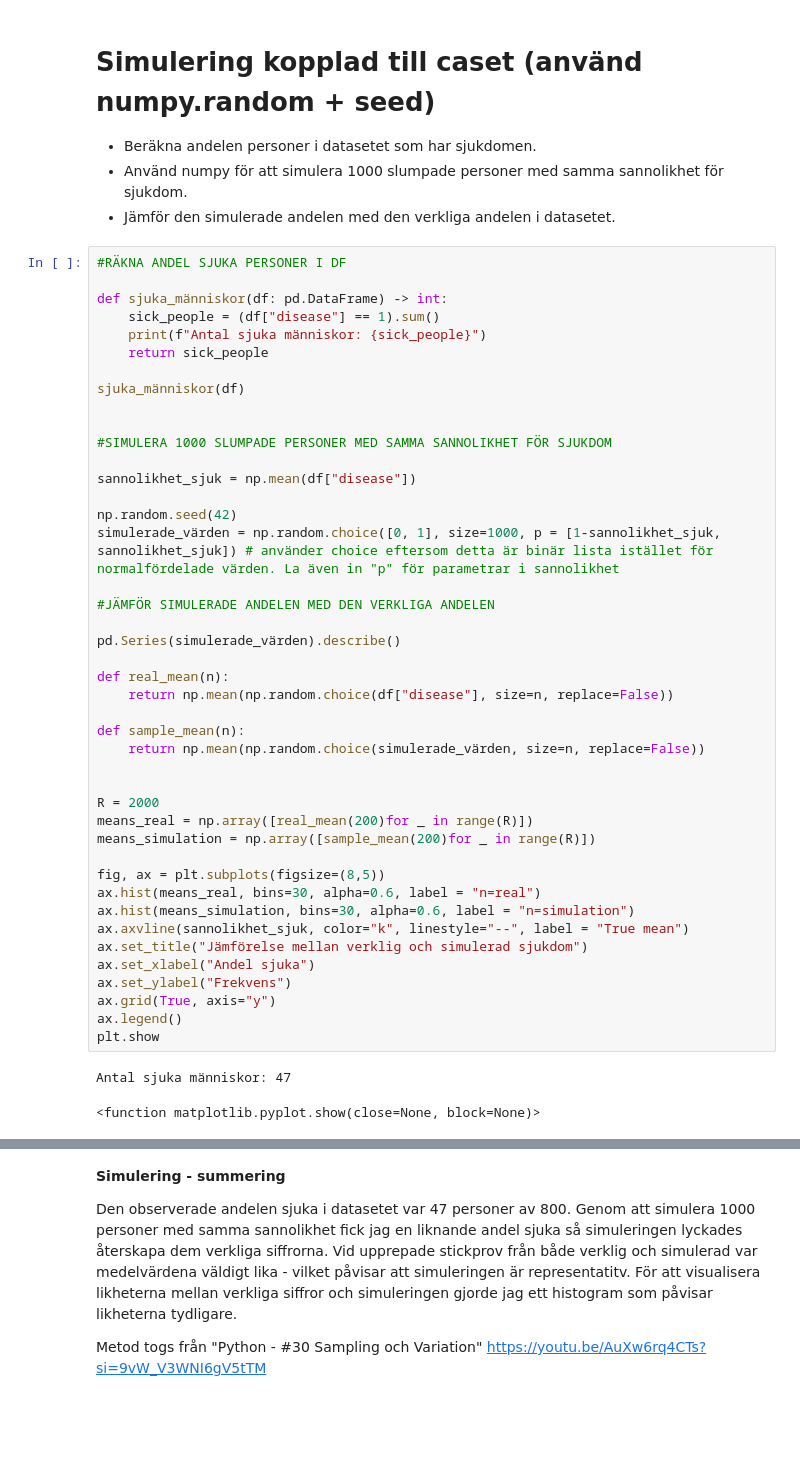
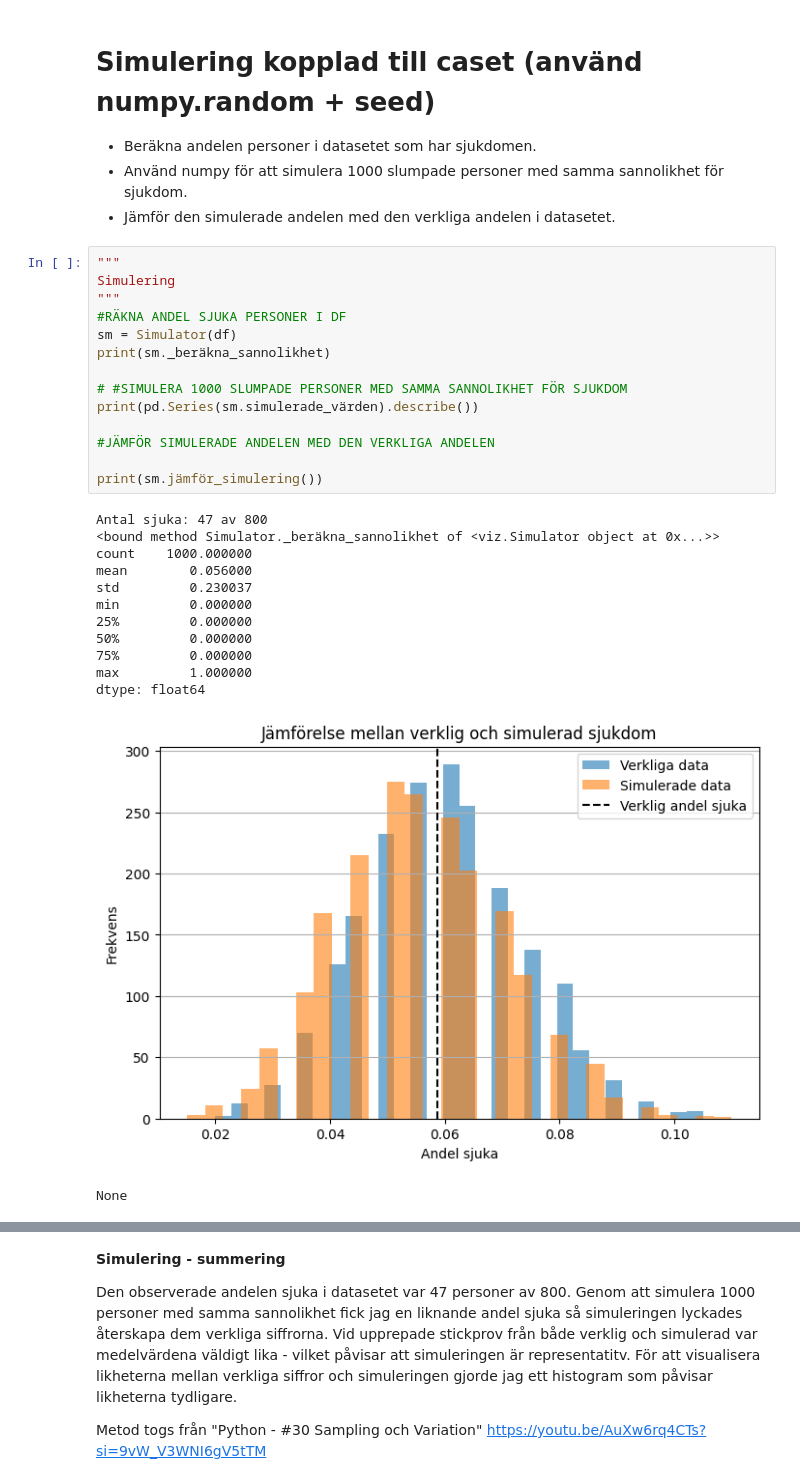
Before and after one commit to emanuelssonlinnea-rgb/Health-study-project, a Jupyter notebook: report.ipynb, the cells around one changed output, grey strips where cells are left out. Drawn from its saved outputs; the diff is of its cells as text; blank space fills up the shorter version.

```diff
--- a/report.ipynb
+++ b/report.ipynb
@@ -117,48 +116,30 @@ Metod tagen från:
 - Använd numpy för att simulera 1000 slumpade personer med samma sannolikhet för sjukdom.
 - Jämför den simulerade andelen med den verkliga andelen i datasetet.
 # %%
+"""
+Simulering
+"""
 #RÄKNA ANDEL SJUKA PERSONER I DF
+sm = Simulator(df)
+print(sm._beräkna_sannolikhet)
 
-def sjuka_människor(df: pd.DataFrame) -> int:
-    sick_people = (df["disease"] == 1).sum()
-    print(f"Antal sjuka människor: {sick_people}")
-    return sick_people
-
-sjuka_människor(df)
-
-
-#SIMULERA 1000 SLUMPADE PERSONER MED SAMMA SANNOLIKHET FÖR SJUKDOM
-
-sannolikhet_sjuk = np.mean(df["disease"])
-
-np.random.seed(42)
-simulerade_värden = np.random.choice([0, 1], size=1000, p = [1-sannolikhet_sjuk, sannolikhet_sjuk]) # använder choice eftersom detta är binär lista istället för normalfördelade värden. La även in "p" för parametrar i sannolikhet
+# #SIMULERA 1000 SLUMPADE PERSONER MED SAMMA SANNOLIKHET FÖR SJUKDOM
+print(pd.Series(sm.simulerade_värden).describe())
 
 #JÄMFÖR SIMULERADE ANDELEN MED DEN VERKLIGA ANDELEN
 
-pd.Series(simulerade_värden).describe()
-
-def real_mean(n):
-    return np.mean(np.random.choice(df["disease"], size=n, replace=False))
-
-def sample_mean(n):
-    return np.mean(np.random.choice(simulerade_värden, size=n, replace=False))
-
-
-R = 2000
-means_real = np.array([real_mean(200)for _ in range(R)])
-means_simulation = np.array([sample_mean(200)for _ in range(R)])
-
-fig, ax = plt.subplots(figsize=(8,5))
-ax.hist(means_real, bins=30, alpha=0.6, label = "n=real")
-ax.hist(means_simulation, bins=30, alpha=0.6, label = "n=simulation")
-ax.axvline(sannolikhet_sjuk, color="k", linestyle="--", label = "True mean")
-ax.set_title("Jämförelse mellan verklig och simulerad sjukdom")
-ax.set_xlabel("Andel sjuka")
-ax.set_ylabel("Frekvens")
-ax.grid(True, axis="y")
-ax.legend()
-plt.show
+print(sm.jämför_simulering())
 # %% [output]
-Antal sjuka människor: 47
+Antal sjuka: 47 av 800
+<bound method Simulator._beräkna_sannolikhet of <viz.Simulator object at 0x...>>
+count    1000.000000
+mean        0.056000
+std         0.230037
+min         0.000000
+25%         0.000000
+50%         0.000000
+75%         0.000000
+max         1.000000
+dtype: float64
+[figure, new version]
-<function matplotlib.pyplot.show(close=None, block=None)>
+None
```
Also changed, not shown: parts of 10 cells of this notebook, 1 other file.
